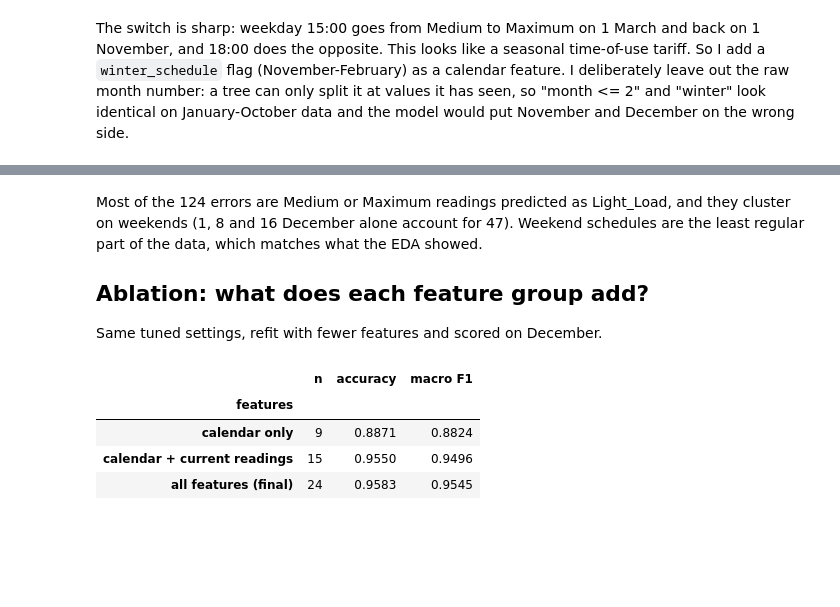
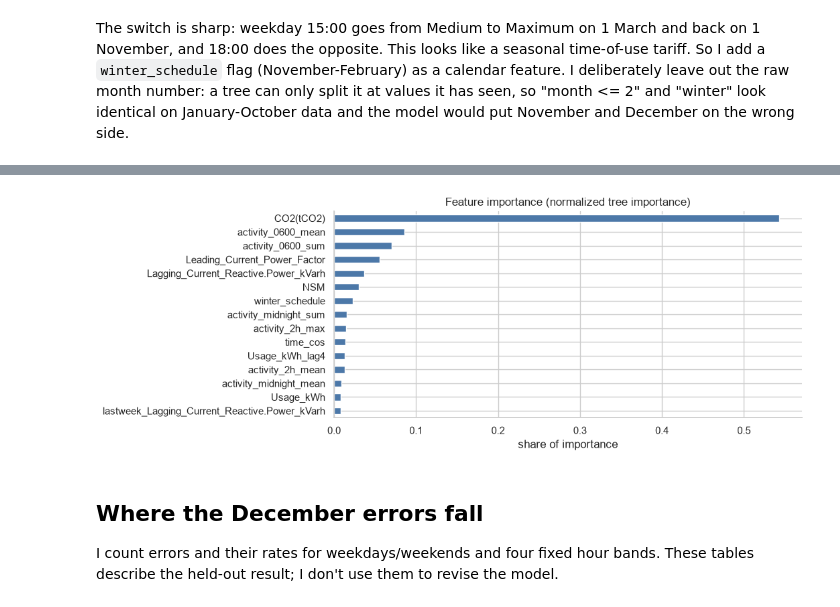
Before and after one commit to AbhiramJayasankar/power-load-type-classification, a Jupyter notebook: load_type_classification.ipynb, the cells around one changed output, grey strips where cells are left out. Saved outputs shown, nothing was run; the diff lists cells and outputs as text; code cells hidden in the pictures; blank space fills up the shorter version.

```diff
--- a/load_type_classification.ipynb
+++ b/load_type_classification.ipynb
@@ -242,4 +532,0 @@ future. Model comparison and tuning only use these folds.
-# %%
-cv = TimeSeriesSplit(n_splits=5)
-for i, (tr, va) in enumerate(cv.split(X_train), 1):
-    print(f'fold {i}: train to {X_train.index[tr[-1]]:%d %b}, validate {X_train.index[va[0]]:%d %b} - {X_train.index[va[-1]]:%d %b}')
@@ -354,0 +835,25 @@ weighted avg     0.9589    0.9583    0.9581      2976
+# %%
+features = make_features(df.drop(columns='Load_Type'))
+pd.testing.assert_frame_equal(features.loc[train.index], features_train)
+X_train = features.loc[train.index, final_columns]
+X_test = features.loc[test.index, final_columns]
+y_test = encoder.transform(test['Load_Type'])
+weights = compute_sample_weight('balanced', y_train) if final_balanced else None
+final_model = clone(final_template).fit(X_train, y_train, sample_weight=weights)
+proba = final_model.predict_proba(X_test)
+assert np.array_equal(final_model.classes_, np.arange(len(encoder.classes_)))
+pred = proba.argmax(axis=1)
+precision, recall, macro_f1, _ = precision_recall_fscore_support(y_test, pred, average='macro')
+metrics = pd.Series({
+    'accuracy': accuracy_score(y_test, pred),
+    'macro precision': precision,
+    'macro recall / balanced accuracy': balanced_accuracy_score(y_test, pred),
+    'macro F1': macro_f1,
+    'weighted F1': f1_score(y_test, pred, average='weighted'),
+    "Cohen's kappa": cohen_kappa_score(y_test, pred),
+    'MCC': matthews_corrcoef(y_test, pred),
+    'macro OVR ROC-AUC': roc_auc_score(y_test, proba, labels=final_model.classes_, multi_class='ovr', average='macro'),
+    'log loss': log_loss(y_test, proba, labels=final_model.classes_),
+}, name='December')
+display(metrics.to_frame().round(5))
+print(classification_report(y_test, pred, labels=encoder.transform(LABELS), target_names=LABELS, digits=4))
@@ -371,30 +916,15 @@ plt.show()
-# %% [markdown]
-Most of the 124 errors are Medium or Maximum readings predicted as Light_Load, and they cluster on weekends
-(1, 8 and 16 December alone account for 47). Weekend schedules are the least regular part of the data, which matches
-what the EDA showed.
-
-## Ablation: what does each feature group add?
-
-Same tuned settings, refit with fewer features and scored on December.
-# %%
-def december_scores(columns):
-    model = xgb.XGBClassifier(random_state=SEED, **search.best_params_).fit(X_train[columns], y_train)
-    p = model.predict(X_test[columns])
-    _, _, f1, _ = precision_recall_fscore_support(y_test, p, average='macro')
-    return accuracy_score(y_test, p), f1
-
-
-feature_sets = {
-    'calendar only': CALENDAR,
-    'calendar + current readings': CALENDAR + RAW,
-    'all features (final)': list(X_train.columns),
-}
-ablation = pd.DataFrame([(name, len(cols), *december_scores(cols)) for name, cols in feature_sets.items()],
-                        columns=['features', 'n', 'accuracy', 'macro F1']).set_index('features')
-ablation.round(4)
-# %% [output]
-|  | n | accuracy | macro F1 |
-| features |  |  |  |
-| calendar only | 9 | 0.8871 | 0.8824 |
-| calendar + current readings | 15 | 0.9550 | 0.9496 |
-| all features (final) | 24 | 0.9583 | 0.9545 |
+# %%
+# For a vote, average each member's normalized importance so both have equal influence.
+members = final_model.estimators_ if isinstance(final_model, VotingClassifier) else [final_model]
+importance = np.mean([m.feature_importances_ / m.feature_importances_.sum() for m in members], axis=0)
+importance = pd.Series(importance, index=final_columns).nlargest(15)
+ax = importance.sort_values().plot.barh(color=COLORS[0], title='Feature importance (normalized tree importance)')
+ax.set_xlabel('share of importance')
+plt.show()
+# %% [output]
+[figure, added]
+# %% [markdown]
+## Where the December errors fall
+
+I count errors and their rates for weekdays/weekends and four fixed hour bands. These tables describe the held-out
+result; I don't use them to revise the model.
```
Also changed, not shown: parts of 64 cells of this notebook, 3 other files.
